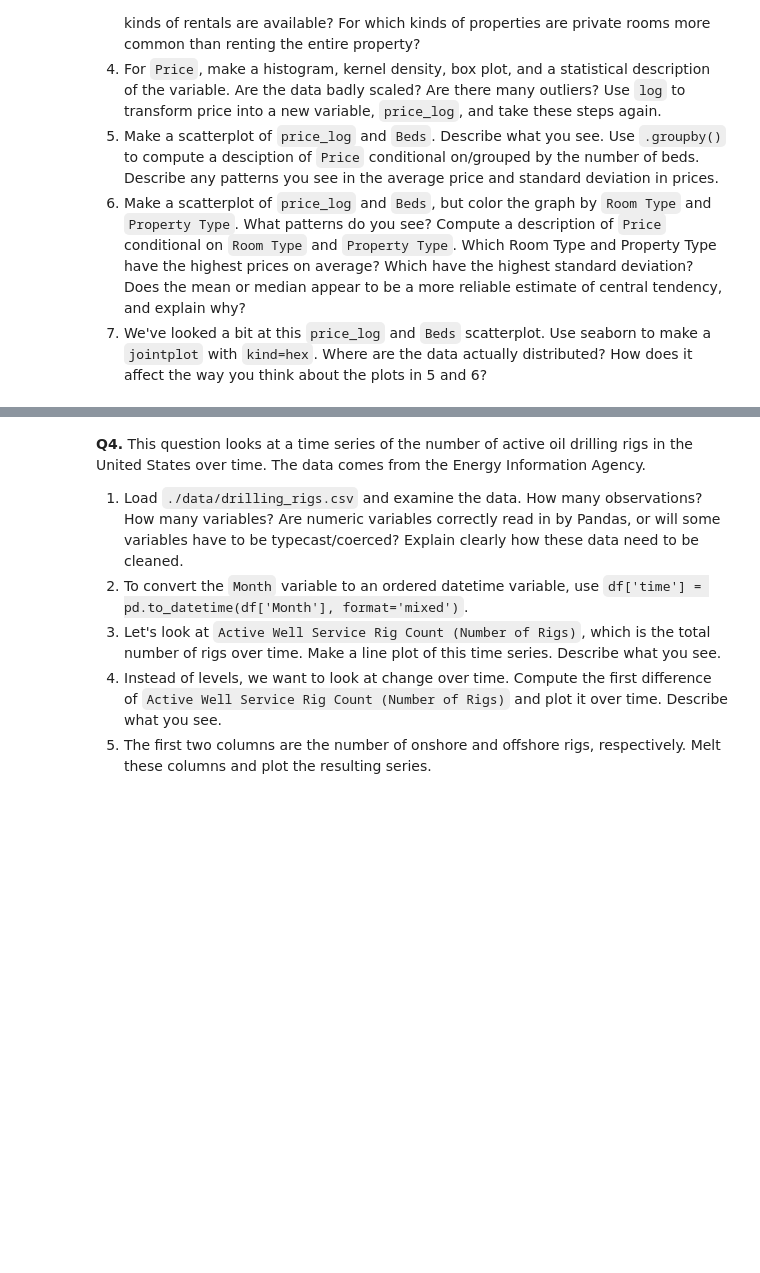
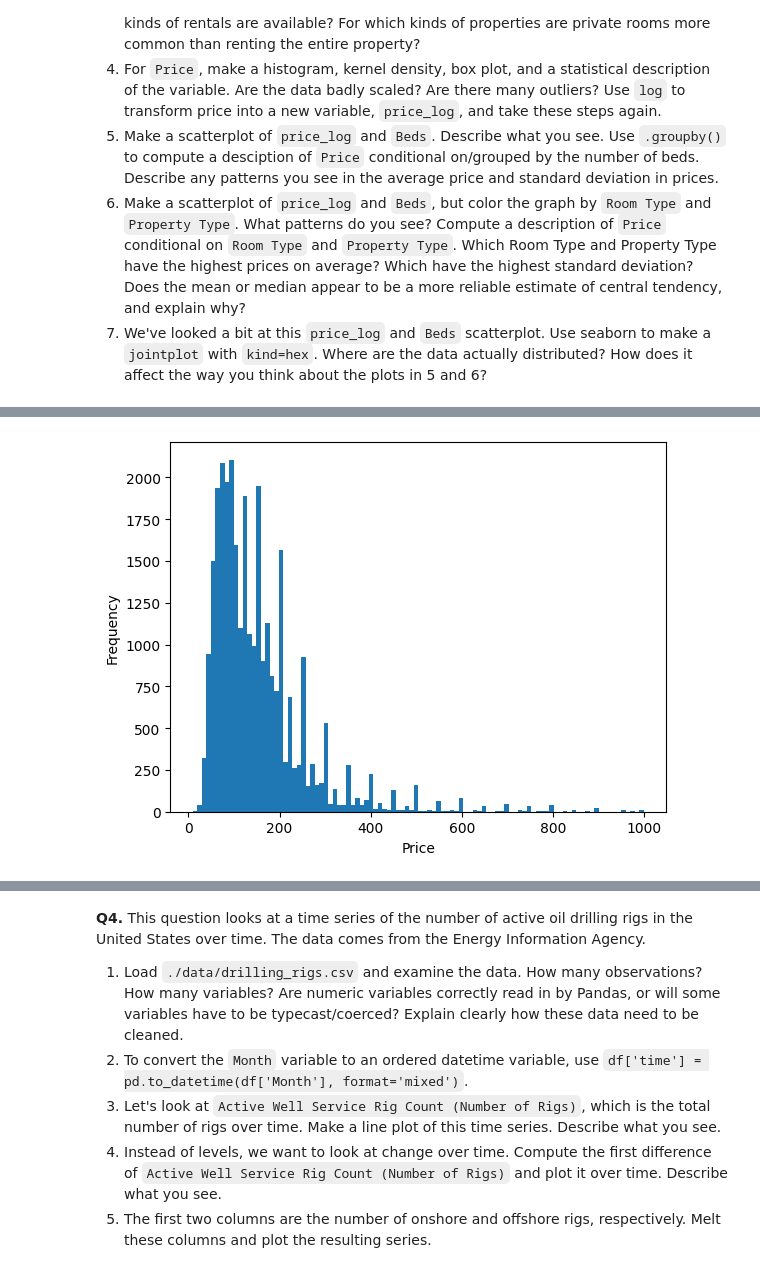
Before and after one commit to nickgoering/EDA, a Jupyter notebook: assignment/assignment.ipynb, the cells around one changed output, grey strips where cells are left out. Drawn from its saved outputs; the diff is of its cells as text; code cells hidden in the pictures; blank space fills up the shorter version.

```diff
--- a/assignment/assignment.ipynb
+++ b/assignment/assignment.ipynb
@@ -66,3 +287,88 @@ df
   5. Make a scatterplot of `price_log` and `Beds`. Describe what you see. Use `.groupby()` to compute a desciption of `Price` conditional on/grouped by the number of beds. Describe any patterns you see in the average price and standard deviation in prices.
   6. Make a scatterplot of `price_log` and `Beds`, but color the graph by `Room Type` and `Property Type`. What patterns do you see? Compute a description of `Price` conditional on `Room Type` and `Property Type`. Which Room Type and Property Type have the highest prices on average? Which have the highest standard deviation? Does the mean or median appear to be a more reliable estimate of central tendency, and explain why?
   7. We've looked a bit at this `price_log` and `Beds` scatterplot. Use seaborn to make a `jointplot` with `kind=hex`. Where are the data actually distributed? How does it affect the way you think about the plots in 5 and 6?
+# %%
+url = 'https://raw.githubusercontent.com/nickgoering/EDA/refs/heads/main/data/airbnb_hw%20(1).csv'
+df_bnb = pd.read_csv(url)
+# df_bnb
+#Q3.2
+print(df_bnb.shape)
+print(df_bnb.columns)
+print(df_bnb.head())
+#Q3.3
+# Cross tabulate Room Type and Property Type
+print(pd.crosstab(df_bnb['Room Type'], df_bnb['Property Type']))
+# patterns in rental availability
+# Most of the available rentals are apartments with castles, cabins, and chalets being the least available (only 1).
+# what kind of properties are private rooms more common than renting the entire property
+# bed&breakfast, Castle, Chalet,Dorm,House,Other,Treehouse
+
+#Q3.4
+# Price histogram, kernel density, box plot, and statistical description of the variable. is data badly scaled? many out liers?
+# Convert 'Price' column to numeric, coercing errors to NaN
+df_bnb['Price'] = pd.to_numeric(df_bnb['Price'], errors='coerce')
+# Drop rows where 'Price' is NaN after conversion
+df_bnb.dropna(subset=['Price'], inplace=True)
+
+plt.hist(df_bnb['Price'], bins=100)
+plt.xlabel('Price')
+plt.ylabel('Frequency')
+plt.show()
+sns.kdeplot(df_bnb['Price'], shade=True)
+plt.xlabel('Price')
+plt.ylabel('Density')
+plt.show()
+sns.boxplot(df_bnb['Price'])
+plt.xlabel('Price')
+plt.show()
+# Left skewed & poorly scaled as there are many outliers
+# Cuse log totransform price to price_log
+df_bnb['Price_log'] = np.log(df_bnb['Price'])
+#hist, kernel, and boxplot for price_log
+plt.hist(df_bnb['Price_log'], bins=100)
+plt.xlabel('Price_log')
+plt.ylabel('Frequency')
+plt.show()
+sns.kdeplot(df_bnb['Price_log'], shade=True)
+plt.xlabel('Price_log')
+plt.ylabel('Density')
+plt.show()
+sns.boxplot(df_bnb['Price_log'])
+plt.xlabel('Price_log')
+plt.show()
+
+# Log is better (more normally distributed with less outliers)
+
+#Q3.5
+# Scatterplot of Price_log and Beds.
+plt.scatter(df_bnb['Price_log'],df_bnb['Beds'])
+#What I see
+# use groupby to compute a desc of Price conditional on/grouped by the number of beds. Describe any patterns you see in the average price and standard deviation in prices
+print(df_bnb.groupby('Beds')['Price_log'].describe())
+
+
+# Q3.6
+# same but color graph by Room Type and Property Type
+sns.scatterplot(x='Price_log', y='Beds', hue='Room Type', style='Property Type', data=df_bnb)
+plt.xlabel('Price_log')
+plt.ylabel('Beds')
+plt.show()
+# What patterns do you see
+
+# Which room type and property type have the highest prices on average? highest std deviation? is mean or median more reliable of the center
+print(df_bnb.groupby('Room Type')['Price_log'].describe())
+print(df_bnb.groupby('Property Type')['Price_log'].describe())
+
+# Highest prices: apartment
+# Highest std. deviation: shared room, apartment
+# mean since price_log involves log (which makes it more normal) price (which is left-skewed would be more appropriately characterized by the median)
+
+#Q3.7
+#make a jointplot with kind=hex
+sns.jointplot(x='Price_log', y='Beds', data=df_bnb, kind='hex')
+plt.xlabel('Price_log')
+plt.ylabel('Beds')
+plt.show()
+
+# Most of the data is 2 beds leading to more entreis for apartments. A group needing 2 beds woldnt rent an entire property. This may affect pricing statistics.
+# %% [output]
@@ -68,0 +392 @@ df
+[figure, added]
```
Also changed, not shown: parts of 5 cells of this notebook.
